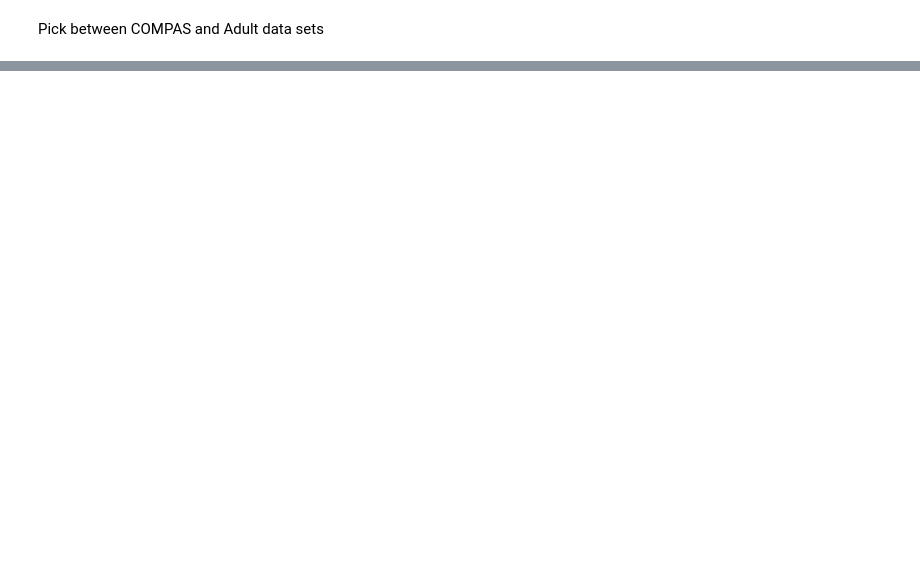
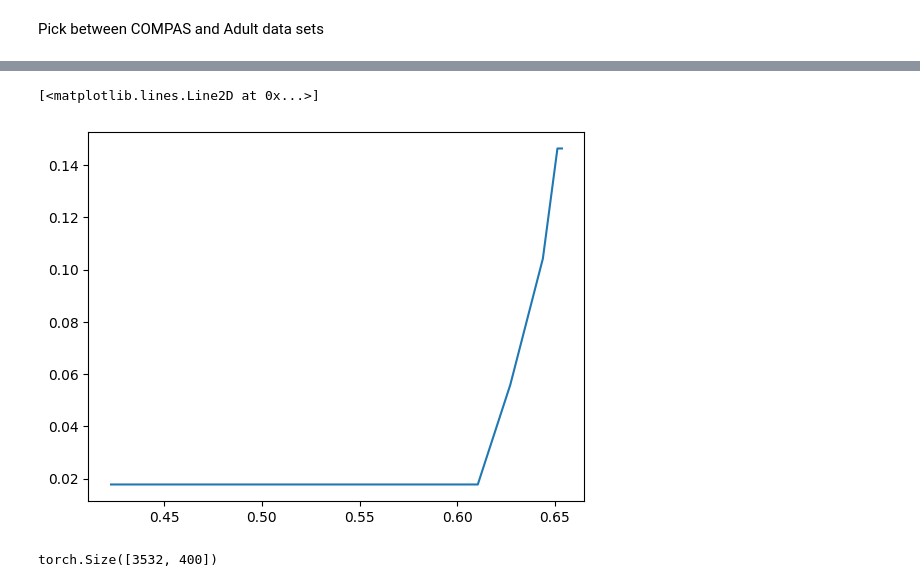
Before and after one commit to faaizT/FairSurrogates, a Jupyter notebook: LogReg/FairLogReg.ipynb, the cells around one changed output, grey strips where cells are left out. Saved outputs shown, nothing was run; the diff lists cells and outputs as text; code cells hidden in the pictures; blank space fills up the shorter version.

```diff
--- a/LogReg/FairLogReg.ipynb
+++ b/LogReg/FairLogReg.ipynb
@@ -175,0 +191,15 @@ df
+# %%
+import matplotlib.pyplot as plt
+df_0 = df.loc[(df['Split']==0) & (df['Type']=='Test')].copy()
+df_0['Unfairness'] = np.abs(df_0['Unfairness'])
+df_0 = df_0.sort_values(by='Accuracy')
+unfairness_vals = df_0['Unfairness'].values
+min_unfairness = [np.min(unfairness_vals[i:]) for i in range(len(unfairness_vals))]
+plt.plot(df_0['Accuracy'], min_unfairness)
+# %% [output]
+[<matplotlib.lines.Line2D at 0x...>]
+[figure, added]
+# %%
+Xs[0].shape
+# %% [output]
+torch.Size([3532, 400])
```
Also changed, not shown: parts of 4 cells of this notebook, 21 other files.
